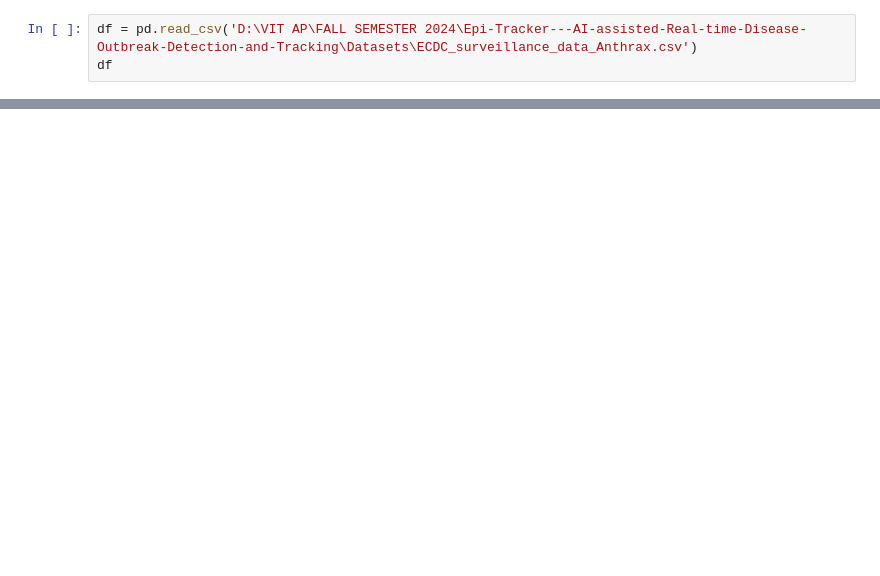
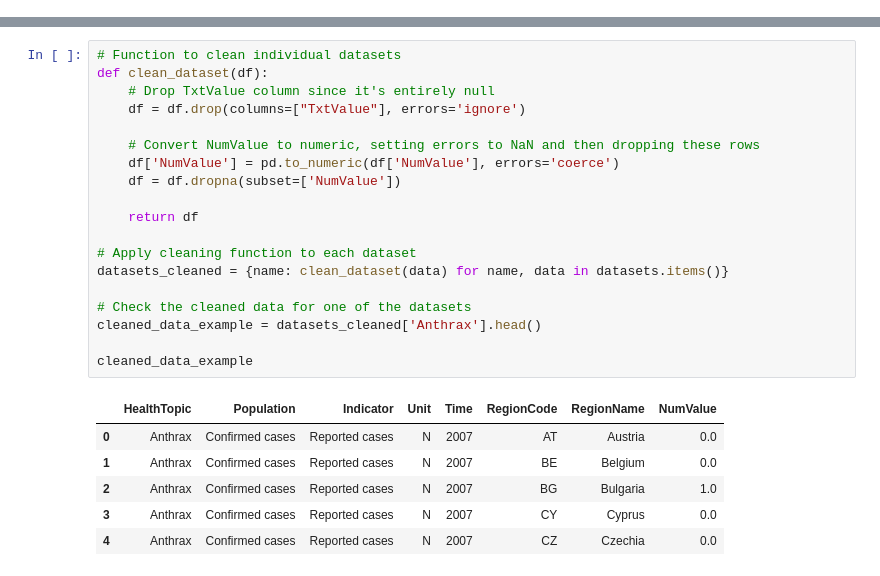
Before and after one commit to Tharakanadh20/Epi-Tracker---AI-assisted-Real-time-Disease-Outbreak-Detection-and-Tracking, a Jupyter notebook: Analysis.ipynb, the cells around one changed output, grey strips where cells are left out. Drawn from its saved outputs; the diff is of its cells as text; blank space fills up the shorter version.

```diff
--- a/Analysis.ipynb
+++ b/Analysis.ipynb
@@ -4,3 +0,0 @@ import numpy as np
-# %%
-df = pd.read_csv('D:\VIT AP\FALL SEMESTER 2024\Epi-Tracker---AI-assisted-Real-time-Disease-Outbreak-Detection-and-Tracking\Datasets\ECDC_surveillance_data_Anthrax.csv')
-df
@@ -24,0 +91,26 @@ df.shape
+# %%
+# Function to clean individual datasets
+def clean_dataset(df):
+    # Drop TxtValue column since it's entirely null
+    df = df.drop(columns=["TxtValue"], errors='ignore')
+
+    # Convert NumValue to numeric, setting errors to NaN and then dropping these rows
+    df['NumValue'] = pd.to_numeric(df['NumValue'], errors='coerce')
+    df = df.dropna(subset=['NumValue'])
+
+    return df
+
+# Apply cleaning function to each dataset
+datasets_cleaned = {name: clean_dataset(data) for name, data in datasets.items()}
+
+# Check the cleaned data for one of the datasets
+cleaned_data_example = datasets_cleaned['Anthrax'].head()
+
+cleaned_data_example
+# %% [output]
+|  | HealthTopic | Population | Indicator | Unit | Time | RegionCode | RegionName | NumValue |
+| 0 | Anthrax | Confirmed cases | Reported cases | N | 2007 | AT | Austria | 0.0 |
+| 1 | Anthrax | Confirmed cases | Reported cases | N | 2007 | BE | Belgium | 0.0 |
+| 2 | Anthrax | Confirmed cases | Reported cases | N | 2007 | BG | Bulgaria | 1.0 |
+| 3 | Anthrax | Confirmed cases | Reported cases | N | 2007 | CY | Cyprus | 0.0 |
+| 4 | Anthrax | Confirmed cases | Reported cases | N | 2007 | CZ | Czechia | 0.0 |
```
Also changed, not shown: parts of 9 cells of this notebook.
